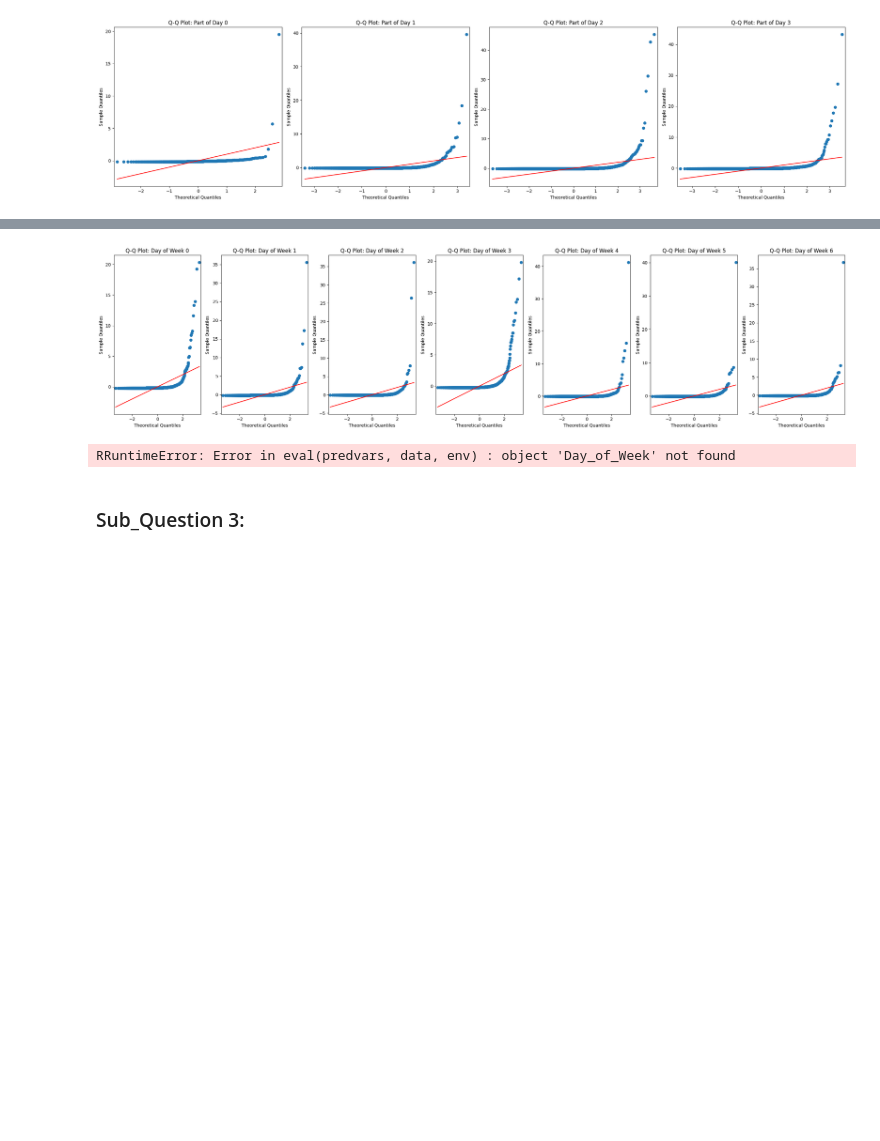
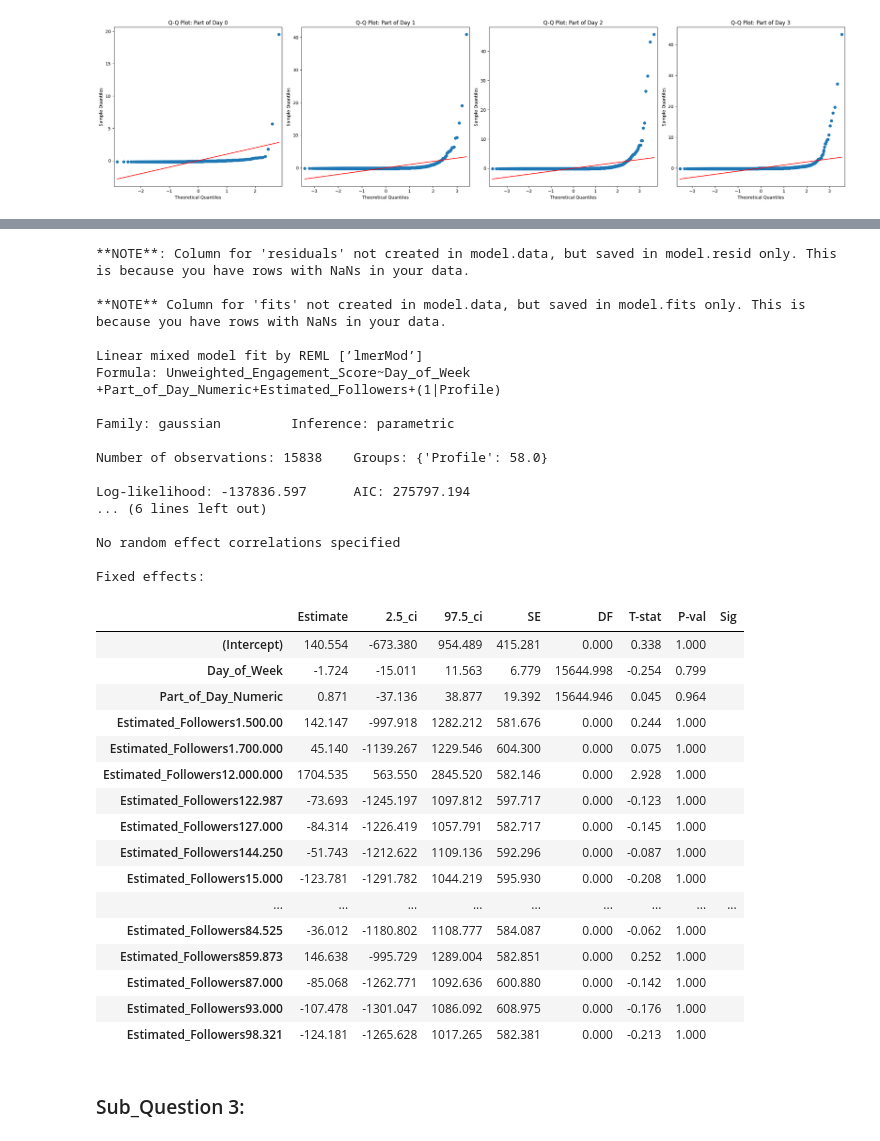
Before and after one commit to alvaarro/DigitalMarketingStrategy, a Jupyter notebook: Dataframes_owen.ipynb, the cells around one changed output, grey strips where cells are left out. Saved outputs shown, nothing was run; the diff lists cells and outputs as text; code cells hidden in the pictures; blank space fills up the shorter version.

```diff
--- a/Dataframes_owen.ipynb
+++ b/Dataframes_owen.ipynb
@@ -947,3 +940,7 @@ plt.tight_layout()
 plt.show()
 # %% [output]
 [figure]
+# %%
+#write me a code to make the collumns without spaces?
+# Remove spaces from column names
+merged_df.columns = [col.replace(' ', '_') for col in merged_df.columns]
@@ -950,42 +957,55 @@ plt.show()
 # %%
-# Day of Week segments
-day_of_week_segments = merged_df['Day of Week'].unique()
-
-# Set up the matplotlib figure
-plt.figure(figsize=(24, 6))  # Adjust the figure size as needed
-
-# Create a subplot for each 'Day of Week' segment
-for i, day_of_week in enumerate(sorted(day_of_week_segments), 1):  # Sort and start enumeration at 1 for subplot indexing
-    subgroup_scores = merged_df[merged_df['Day of Week'] == day_of_week]['Unweighted_Engagement_Score'].dropna()
-    if len(subgroup_scores) > 0:  # Check if the subgroup contains data
-        plt.subplot(1, len(day_of_week_segments), i)  # 1 row, N columns, ith subplot
-        sm.qqplot(subgroup_scores, line='s', fit=True, ax=plt.gca())  # 'gca' gets the current axis
-        plt.title(f'Q-Q Plot: Day of Week {day_of_week}')
-    else:
-        print(f"No data available for Day of Week: {day_of_week}")
-
-# Adjust layout to prevent overlap and ensure all titles and axes are visible
-plt.tight_layout()
-plt.show()
 from pymer4.models import Lmer
 from pymer4.utils import get_resource_path
 
 # Assuming your dataframe is named `data` and includes all the required variables
 data = merged_df  # Replace `your_dataframe_name` with the actual name of your dataframe
 
 # Define the model
 # Include 'Date' as a fixed effect if you have reasons to believe specific dates have unique effects. Otherwise, consider removing it or replacing it with another variable like 'Day of Week'.
 # 'Part of Day' and 'Day of Week' are categorical variables, so we use C() to indicate this.
 # 'number_of_followers' is assumed to be a continuous variable
 # '(1 | Profile)' is a random effect indicating that we expect variation in intercepts across different 'Profile's
 # Adjust the model formula as needed based on your data's specifics and your hypothesis about the influences on 'Unweighted_Engagement_Score'.
-model = Lmer("Unweighted_Engagement_Score ~ C(Day_of_Week) + C(Part_of_Day) + Part_of_Day_Numeric + number_of_followers + (1 | Profile)", data=data)
+model = Lmer("Unweighted_Engagement_Score ~ Day_of_Week	+ Part_of_Day_Numeric + Estimated_Followers + (1 | Profile)", data=data)
 
 # Fit the model
 model.fit()
 # %% [output]
-[figure, removed]
-RRuntimeError: Error in eval(predvars, data, env) : object 'Day_of_Week' not found
+**NOTE**: Column for 'residuals' not created in model.data, but saved in model.resid only. This is because you have rows with NaNs in your data.
+
+**NOTE** Column for 'fits' not created in model.data, but saved in model.fits only. This is because you have rows with NaNs in your data.
+
+Linear mixed model fit by REML [’lmerMod’]
+Formula: Unweighted_Engagement_Score~Day_of_Week        +Part_of_Day_Numeric+Estimated_Followers+(1|Profile)
+
+Family: gaussian         Inference: parametric
+
+Number of observations: 15838    Groups: {'Profile': 58.0}
+
+Log-likelihood: -137836.597      AIC: 275797.194
+... (6 lines left out)
+
+No random effect correlations specified
+
+Fixed effects:
+|  | Estimate | 2.5_ci | 97.5_ci | SE | DF | T-stat | P-val | Sig |
+| (Intercept) | 140.554 | -673.380 | 954.489 | 415.281 | 0.000 | 0.338 | 1.000 |  |
+| Day_of_Week | -1.724 | -15.011 | 11.563 | 6.779 | 15644.998 | -0.254 | 0.799 |  |
+| Part_of_Day_Numeric | 0.871 | -37.136 | 38.877 | 19.392 | 15644.946 | 0.045 | 0.964 |  |
+| Estimated_Followers1.500.00 | 142.147 | -997.918 | 1282.212 | 581.676 | 0.000 | 0.244 | 1.000 |  |
+| Estimated_Followers1.700.000 | 45.140 | -1139.267 | 1229.546 | 604.300 | 0.000 | 0.075 | 1.000 |  |
+| Estimated_Followers12.000.000 | 1704.535 | 563.550 | 2845.520 | 582.146 | 0.000 | 2.928 | 1.000 |  |
+| Estimated_Followers122.987 | -73.693 | -1245.197 | 1097.812 | 597.717 | 0.000 | -0.123 | 1.000 |  |
+| Estimated_Followers127.000 | -84.314 | -1226.419 | 1057.791 | 582.717 | 0.000 | -0.145 | 1.000 |  |
+| Estimated_Followers144.250 | -51.743 | -1212.622 | 1109.136 | 592.296 | 0.000 | -0.087 | 1.000 |  |
+| Estimated_Followers15.000 | -123.781 | -1291.782 | 1044.219 | 595.930 | 0.000 | -0.208 | 1.000 |  |
+| ... | ... | ... | ... | ... | ... | ... | ... | ... |
+| Estimated_Followers84.525 | -36.012 | -1180.802 | 1108.777 | 584.087 | 0.000 | -0.062 | 1.000 |  |
+| Estimated_Followers859.873 | 146.638 | -995.729 | 1289.004 | 582.851 | 0.000 | 0.252 | 1.000 |  |
+| Estimated_Followers87.000 | -85.068 | -1262.771 | 1092.636 | 600.880 | 0.000 | -0.142 | 1.000 |  |
+| Estimated_Followers93.000 | -107.478 | -1301.047 | 1086.092 | 608.975 | 0.000 | -0.176 | 1.000 |  |
+| Estimated_Followers98.321 | -124.181 | -1265.628 | 1017.265 | 582.381 | 0.000 | -0.213 | 1.000 |  |
 # %% [markdown]
 ### Sub_Question 3:
 # %%
```
Also changed, not shown: parts of 17 cells of this notebook.
